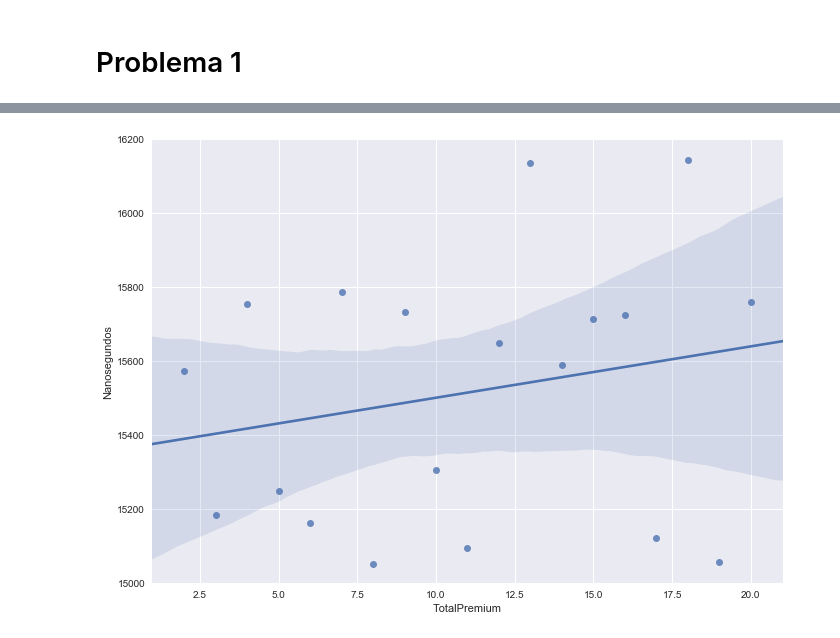
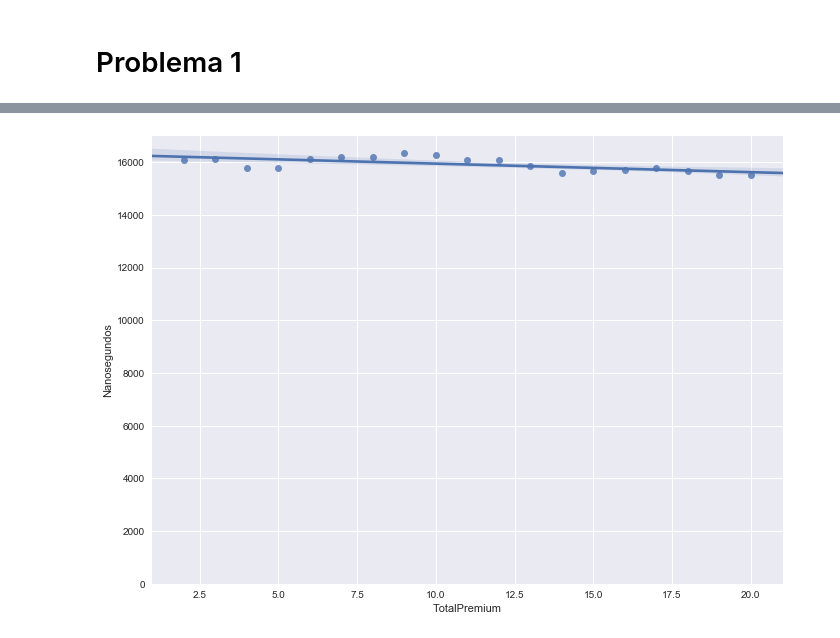
Before and after one commit to ZebaSz/algo3-tp2, a Jupyter notebook: informe/data/Algo3-TP2.ipynb, the cells around one changed output, grey strips where cells are left out. Saved outputs shown, nothing was run; the diff lists cells and outputs as text; code cells hidden in the pictures.

```diff
--- a/informe/data/Algo3-TP2.ipynb
+++ b/informe/data/Algo3-TP2.ipynb
@@ -27,10 +27,11 @@ plt.show()
 # %%
 dfC = df[(df.Ciudades == 10) & (df.Rutas == 20) & (df.TotalPremium > 1) & (df.LimitePremium == 2)]
 
-sns.lmplot(x='TotalPremium', y='Nanosegundos', data=dfC, size=7, aspect=1.4)
+g = sns.lmplot(x='TotalPremium', y='Nanosegundos', data=dfC, size=7, aspect=1.4)
+g.set(ylim=(0,17000))
 plt.show()
 # %% [output]
-[figure, old version]
+[figure, new version]
 # %%
 dfD = df[(df.Ciudades == 10) & (df.Rutas == 30) & (df.TotalPremium > 0) & (df.LimitePremium > 0)]
 
```
Also changed, not shown: parts of 8 cells of this notebook, 3 other files.
